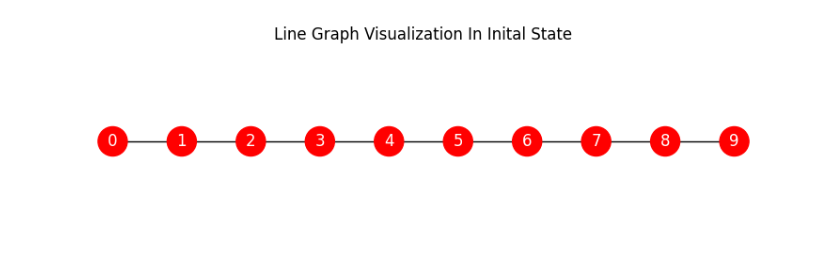
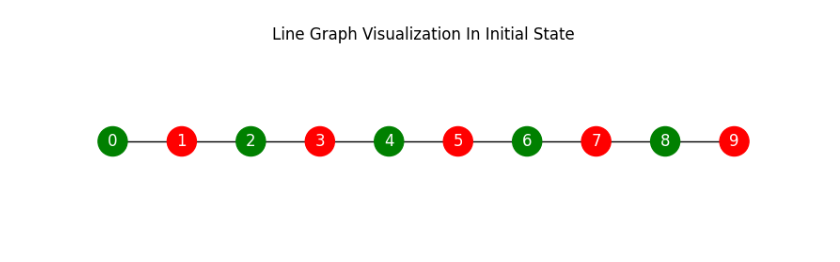
Before and after one commit to taha-kms/Network-Dynamics-and-Learning, a Jupyter notebook: hw3/ex2/exercise_2_coloring.ipynb, the cells around one changed output. Saved outputs shown, nothing was run; the diff lists cells and outputs as text; code cells hidden in the pictures.

```diff
--- a/hw3/ex2/exercise_2_coloring.ipynb
+++ b/hw3/ex2/exercise_2_coloring.ipynb
@@ -67 +28,17 @@ def draw_colored_graph_straight_line(states, adjacency_matrix, title="",file= No
     plt.show()
+# %%
+# Number of nodes in the line graph
+num_nodes = 10
+num_iterations = 200
+
+# Define colors: 0 = Red, 1 = Green
+colors = [0, 1]
+
+# Initialize all nodes to Red (0)
+states = np.zeros(num_nodes, dtype=int)
+
+# Adjacency matrix for a line graph
+W = np.zeros((num_nodes, num_nodes))
+for i in range(num_nodes - 1):
+    W[i, i + 1] = 1
+    W[i + 1, i] = 1
@@ -67,0 +51,24 @@ def draw_colored_graph_straight_line(states, adjacency_matrix, title="",file= No
+# %%
+# Cost function
+def cost(s, Xj):
+    return int(s == Xj)
+# %%
+# Potential function
+def potential(X):
+    return 0.5 * sum(W[i, j] * cost(X[i], X[j]) for i in range(num_nodes) for j in range(num_nodes) if W[i, j] == 1)
+# %%
+# Run the simulation
+potential_values = []
+for t in range(1, num_iterations + 1):
+    eta_t = t / 50  # Inverse noise function
+    i = np.random.randint(0, num_nodes)  # Random node selection
+
+    # Compute probability for each color
+    exp_values = np.array([np.exp(-eta_t * sum(W[i, j] * cost(c, states[j]) for j in range(num_nodes))) for c in colors])
+    probabilities = exp_values / np.sum(exp_values)
+
+    # Update color
+    states[i] = np.random.choice(colors, p=probabilities)
+
+    # Store potential function value
+    potential_values.append(potential(states))
@@ -68,5 +88,6 @@ def draw_colored_graph_straight_line(states, adjacency_matrix, title="",file= No
 # %%
-title= "Line Graph Visualization In Inital State"
+
+title = "Line Graph Visualization In Initial State"
 draw_colored_graph_straight_line(states, W, title=title, file=1)
 # %% [output]
-[figure, old version]
+[figure, new version]
```
Also changed, not shown: parts of 11 cells of this notebook, 2 other files.
